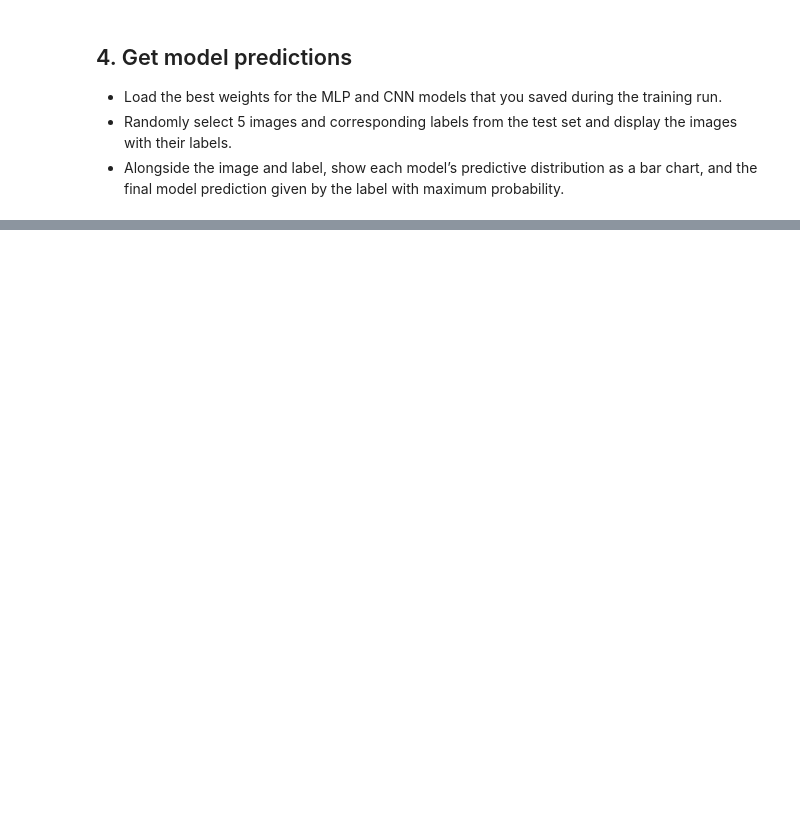
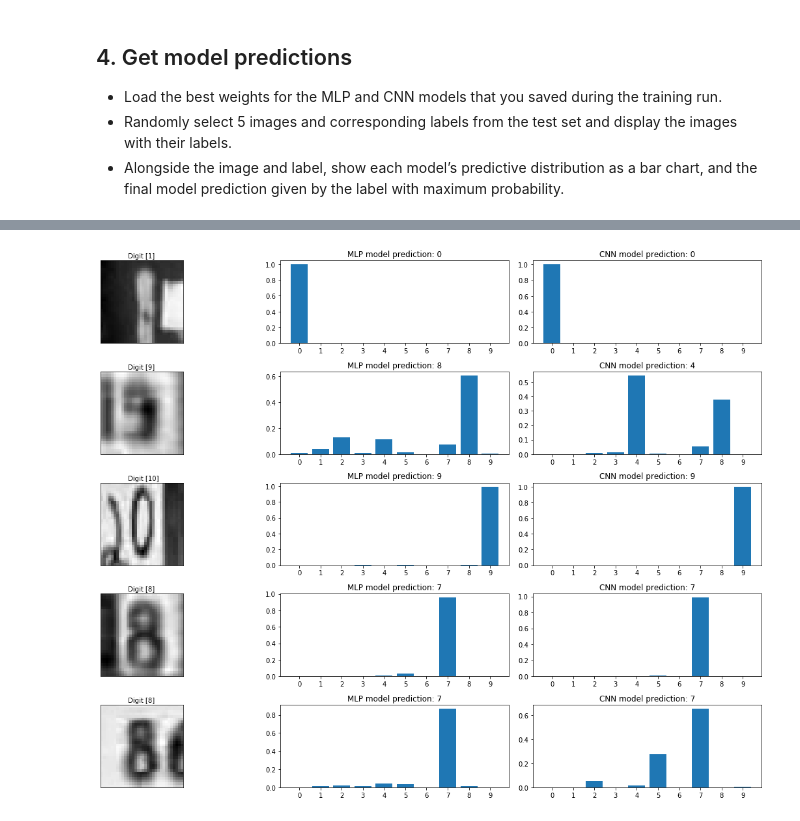
Before and after one commit to cogentdom/tf2-for-deep-learning, a Jupyter notebook: starting-tensorflow/SVHN Classifier.ipynb, the cells around one changed output, grey strips where cells are left out. Drawn from its saved outputs; the diff is of its cells as text; code cells hidden in the pictures; blank space fills up the shorter version.

```diff
--- a/starting-tensorflow/SVHN Classifier.ipynb
+++ b/starting-tensorflow/SVHN Classifier.ipynb
@@ -365,0 +364,4 @@ checkpoints_best_only/checkpoint
+# %%
+model_loaded_mlp = get_new_model_mlp()
+model_loaded_mlp.load_weights('checkpoints_best_mlp/checkpoint')
+model_loaded_mlp.evaluate(test_X_grey, test_y_sparse, verbose=2)
@@ -365,0 +371,4 @@ checkpoints_best_only/checkpoint
+# %%
+model_loaded_cnn = get_new_model_cnn()
+model_loaded_cnn.load_weights('checkpoints_best_cnn/checkpoint')
+model_loaded_cnn.evaluate(test_X_grey, test_y_sparse, verbose=2)
@@ -365,0 +378,25 @@ checkpoints_best_only/checkpoint
+# %%
+idx = np.random.randint(test_X.shape[0], size=5)
+fig, axes = plt.subplots(5, 3, figsize=(16, 12))
+fig.subplots_adjust(hspace=0.4, wspace=-0.2)
+
+for i, n in enumerate(idx):
+    image = test_X_grey[n]
+    label = test_y[n]
+    pred_mlp = model_loaded_mlp.predict(image[np.newaxis, ...])
+    pred_cnn = model_loaded_cnn.predict(image[np.newaxis, ...])
+    axes[i, 0].imshow(np.squeeze(image), cmap=plt.get_cmap("gray"))
+    axes[i, 0].get_xaxis().set_visible(False)
+    axes[i, 0].get_yaxis().set_visible(False)
+    axes[i, 0].text(10., -1.5, f'Digit {label}')
+    axes[i, 1].bar(list(range(10)), pred_mlp.reshape((10)))
+    axes[i, 1].set_xticks(list(range(10)))
+    axes[i, 1].set_title(f"MLP model prediction: {np.argmax(pred_mlp)}")
+    axes[i, 2].bar(list(range(10)), pred_cnn.reshape((10)))
+    axes[i, 2].set_xticks(list(range(10)))
+    axes[i, 2].set_title(f"CNN model prediction: {np.argmax(pred_cnn)}")
+
+plt.tight_layout()
+plt.show()
+# %% [output]
+[figure, added]
```
Also changed, not shown: parts of 17 cells of this notebook.
